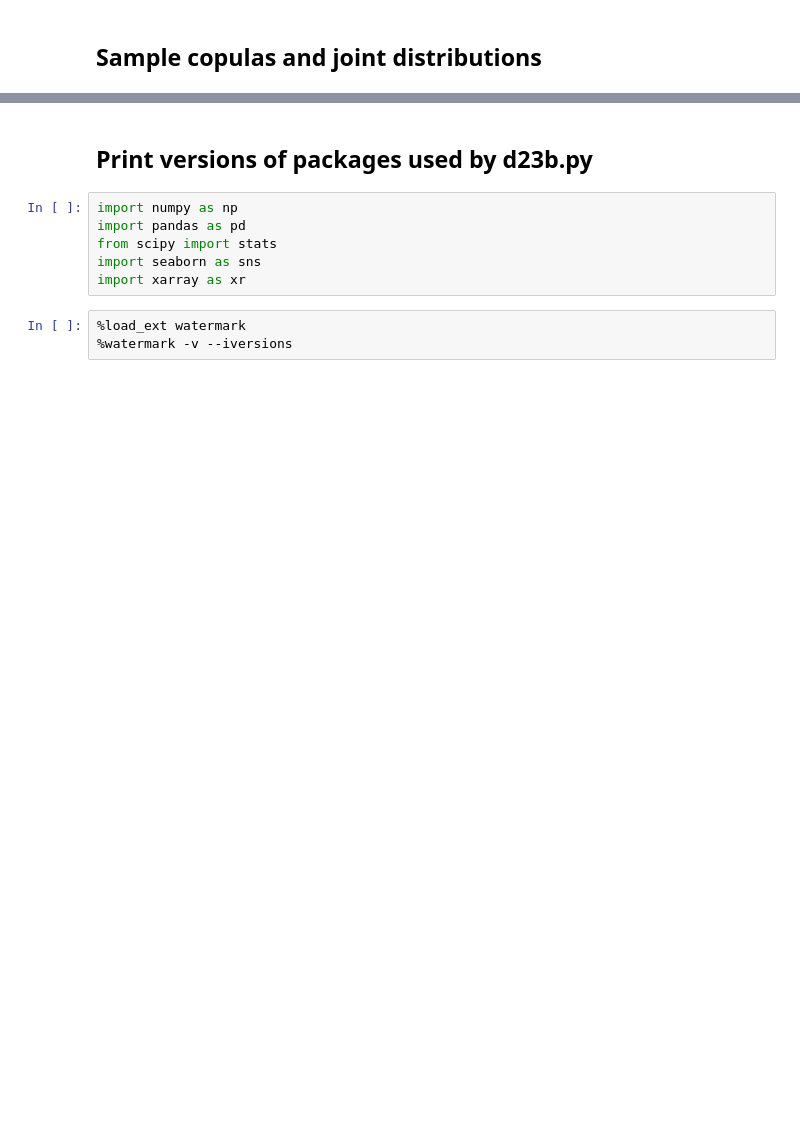
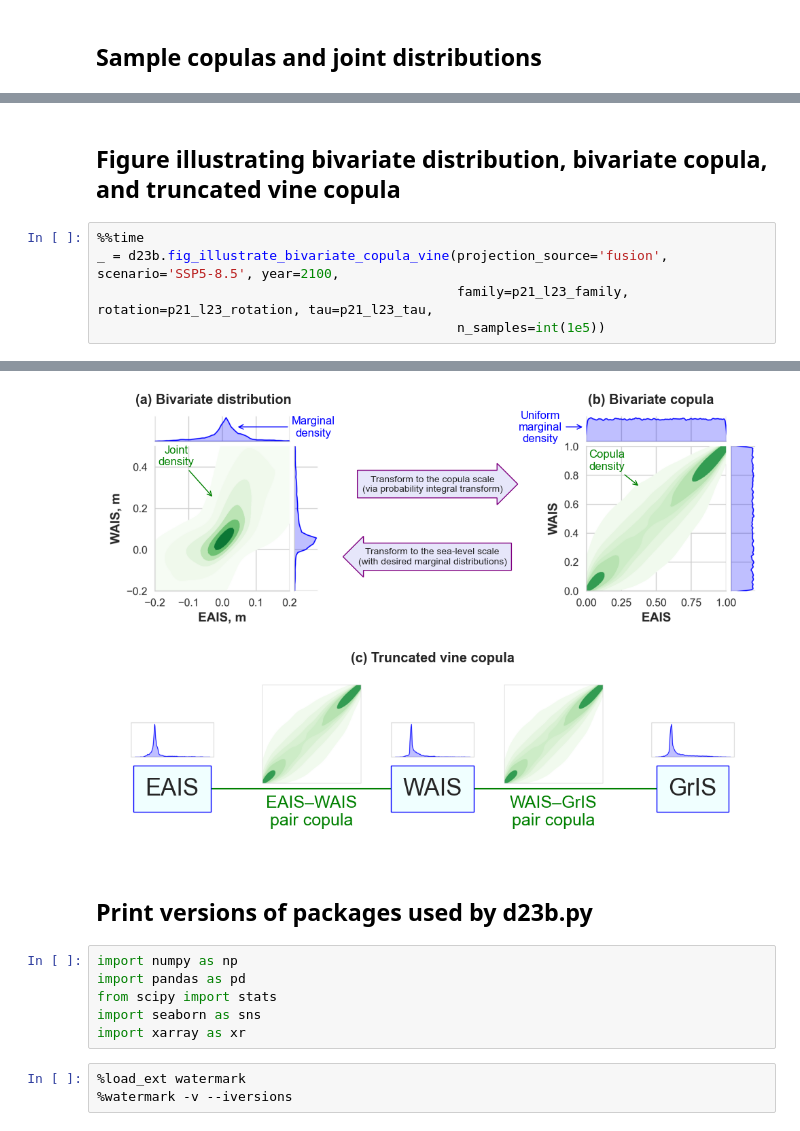
Before and after one commit to grandey/d23b-ice-dependence, a Jupyter notebook: test_d23b.ipynb, the cells around one changed output, grey strips where cells are left out. Cells and saved outputs as stored; diff of their text form; blank space fills up the shorter version.

Commit message:
d23b.py fig_illustrate_bivariate_copula_vine(): Plot figure illustrating (a) bivariate distribution, (b) bivariate copula, and (c) truncated D-vine copula.

```diff
--- a/test_d23b.ipynb
+++ b/test_d23b.ipynb
@@ -170,3 +170,11 @@ array([[ 0.00737592,  0.04773898,  0.14508081],
        [-0.05440947, -0.04929472,  0.07894079],
        [ 0.13866154,  0.37916464,  0.58942445],
        [-0.11332466,  0.02434184,  0.09851258]])
+# %% [markdown]
+## Figure illustrating bivariate distribution, bivariate copula, and truncated vine copula
+# %%
+%%time
+_ = d23b.fig_illustrate_bivariate_copula_vine(projection_source='fusion', scenario='SSP5-8.5', year=2100,
+                                              family=p21_l23_family, rotation=p21_l23_rotation, tau=p21_l23_tau,
+                                              n_samples=int(1e5))
+# %% [output]
@@ -173,3 +183,4 @@ array([[ 0.00737592,  0.04773898,  0.14508081],
+[figure, added]
 # %% [markdown]
 ## Print versions of packages used by d23b.py
 # %%
```
Also changed, not shown: parts of 12 cells of this notebook, 1 other file.
